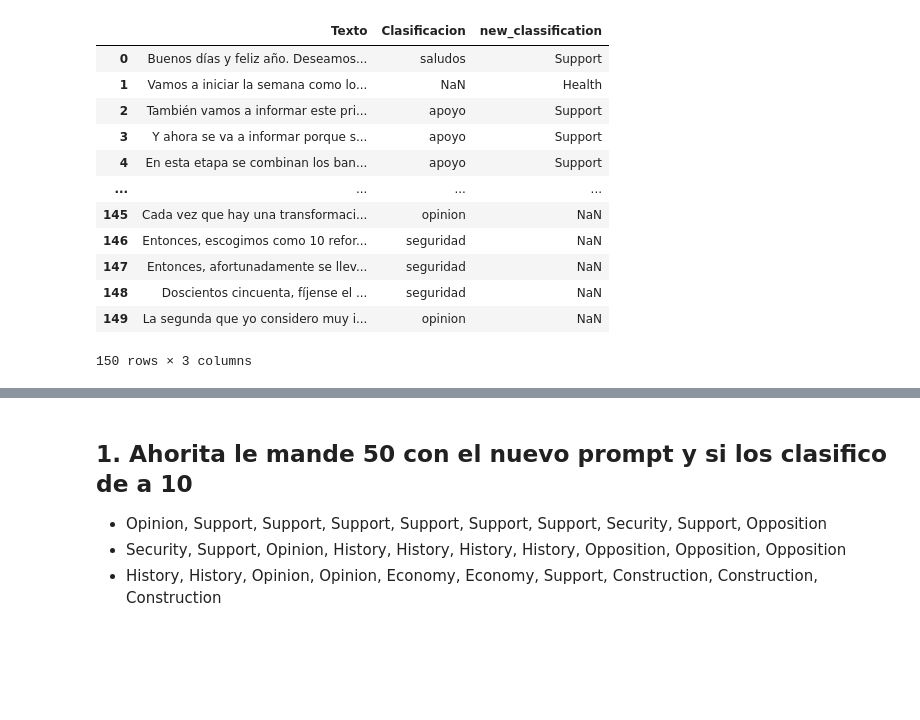
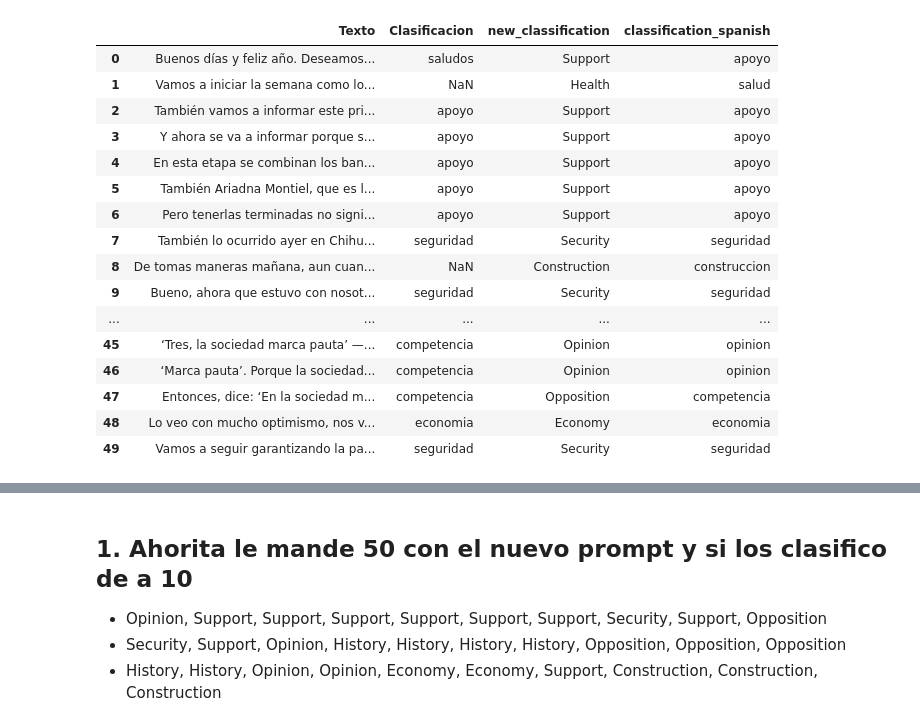
Before and after one commit to danielhtoledo2002/AMLO-CLASIFIER, a Jupyter notebook: OpenAi/Classify_amlo.ipynb, the cells around one changed output, grey strips where cells are left out. Drawn from its saved outputs; the diff is of its cells as text; code cells hidden in the pictures; blank space fills up the shorter version.

```diff
--- a/OpenAi/Classify_amlo.ipynb
+++ b/OpenAi/Classify_amlo.ipynb
@@ -1,7 +1,7 @@
 # %%
 import pandas as pd
 
-df = pd.read_csv('amlo_clasify_chatpgt2.csv')
+df = pd.read_csv('amlo_clasify_chatpgt3.csv')
 #df = df.head(50)
 #df.reset_index(inplace=True)
 df
@@ -115,16 +208,24 @@ Fin de la asignacion
 # %%
-df.head(150)
+#df["third_classification"] = ''
+#df = df.drop('third_classification', axis=1)
+#df = df.drop('classification_spanish', axis=1)
+
+df.head(50)
 # %% [output]
-|  | Texto | Clasificacion | new_classification |
-| 0 | Buenos días y feliz año. Deseamos... | saludos | Support |
-| 1 | Vamos a iniciar la semana como lo... | NaN | Health |
-| 2 | También vamos a informar este pri... | apoyo | Support |
-| 3 | Y ahora se va a informar porque s... | apoyo | Support |
-| 4 | En esta etapa se combinan los ban... | apoyo | Support |
-| ... | ... | ... | ... |
-| 145 | Cada vez que hay una transformaci... | opinion | NaN |
-| 146 | Entonces, escogimos como 10 refor... | seguridad | NaN |
-| 147 | Entonces, afortunadamente se llev... | seguridad | NaN |
-| 148 | Doscientos cincuenta, fíjense el ... | seguridad | NaN |
-| 149 | La segunda que yo considero muy i... | opinion | NaN |
+|  | Texto | Clasificacion | new_classification | classification_spanish |
+| 0 | Buenos días y feliz año. Deseamos... | saludos | Support | apoyo |
+| 1 | Vamos a iniciar la semana como lo... | NaN | Health | salud |
+| 2 | También vamos a informar este pri... | apoyo | Support | apoyo |
+| 3 | Y ahora se va a informar porque s... | apoyo | Support | apoyo |
+| 4 | En esta etapa se combinan los ban... | apoyo | Support | apoyo |
+| 5 | También Ariadna Montiel, que es l... | apoyo | Support | apoyo |
+| 6 | Pero tenerlas terminadas no signi... | apoyo | Support | apoyo |
+| 7 | También lo ocurrido ayer en Chihu... | seguridad | Security | seguridad |
+| 8 | De tomas maneras mañana, aun cuan... | NaN | Construction | construccion |
+| 9 | Bueno, ahora que estuvo con nosot... | seguridad | Security | seguridad |
+| ... | ... | ... | ... | ... |
+| 45 | ‘Tres, la sociedad marca pauta’ —... | competencia | Opinion | opinion |
+| 46 | ‘Marca pauta’. Porque la sociedad... | competencia | Opinion | opinion |
+| 47 | Entonces, dice: ‘En la sociedad m... | competencia | Opposition | competencia |
+| 48 | Lo veo con mucho optimismo, nos v... | economia | Economy | economia |
+| 49 | Vamos a seguir garantizando la pa... | seguridad | Security | seguridad |
-150 rows × 3 columns
```
Also changed, not shown: parts of 13 cells of this notebook, 3 other files.
